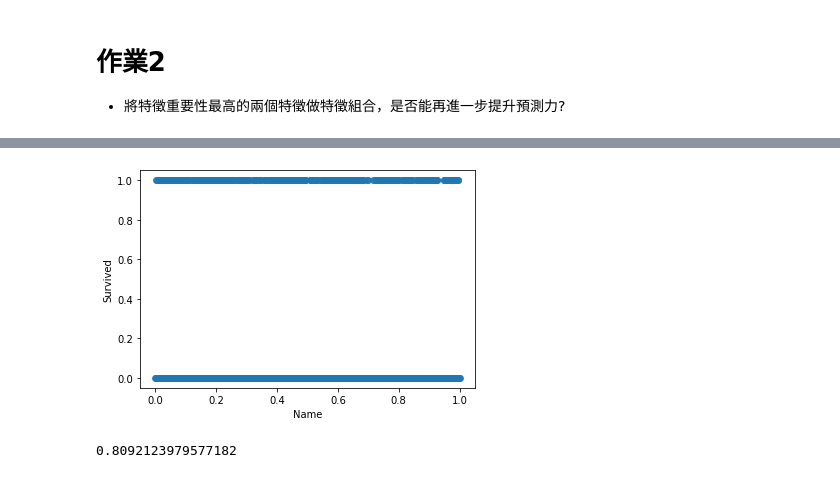
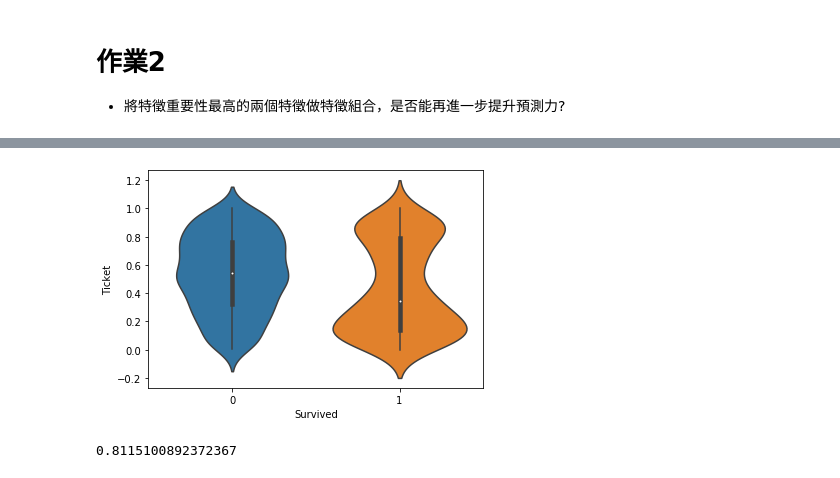
Before and after one commit to tommady/3rd-ML100Days, a Jupyter notebook: Day_031/Day_031_HW.ipynb, the cells around one changed output, grey strips where cells are left out. Cells and saved outputs as stored; diff of their text form; code cells hidden in the pictures.

```diff
--- a/Day_031/Day_031_HW.ipynb
+++ b/Day_031/Day_031_HW.ipynb
@@ -89,19 +103,19 @@ plt.show()
 # %%
 # 第二名
-sns.regplot(y=train_Y, x=df['Name'], fit_reg=False)
+sns.violinplot(x=train_Y, y=df['Ticket'], fit_reg=False)
 plt.show()
 # %% [output]
-[figure, old version]
+[figure, new version]
 # %%
 # 製作新特徵看效果
 """
 Your Code Here
 """
-df['Add_char'] = (df['Name'] + df['Sex']) / 2
-df['Multi_char'] = df['Name'] * df['Sex']
-df['NS_div1p'] = df['Name'] / (df['Sex']+1) * 2
-df['SN_div1p'] = df['Sex'] / (df['Name']+1) * 2
+df['Add_char'] = (df['Ticket'] + df['Sex']) / 2
+df['Multi_char'] = df['Ticket'] * df['Sex']
+df['NS_div1p'] = df['Ticket'] / (df['Sex']+1) * 2
+df['SN_div1p'] = df['Sex'] / (df['Ticket']+1) * 2
 train_X = MMEncoder.fit_transform(df)
 cross_val_score(estimator, train_X, train_Y, cv=5).mean()
 # %% [output]
-0.8092123979577182
+0.8115100892372367
```
Also changed, not shown: parts of 6 cells of this notebook.
